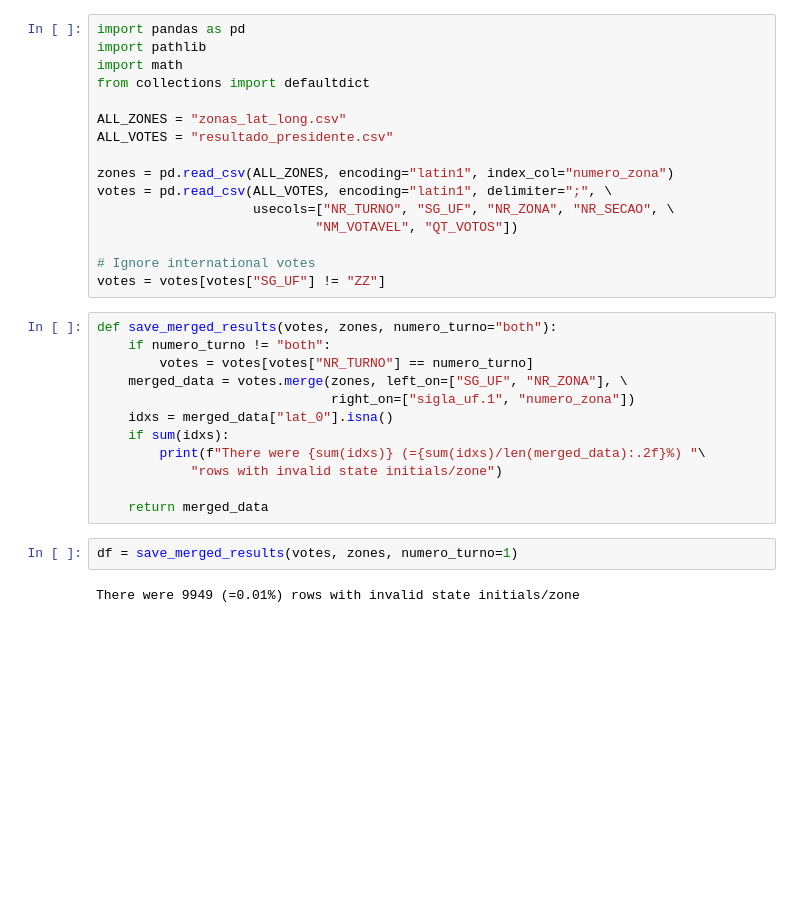
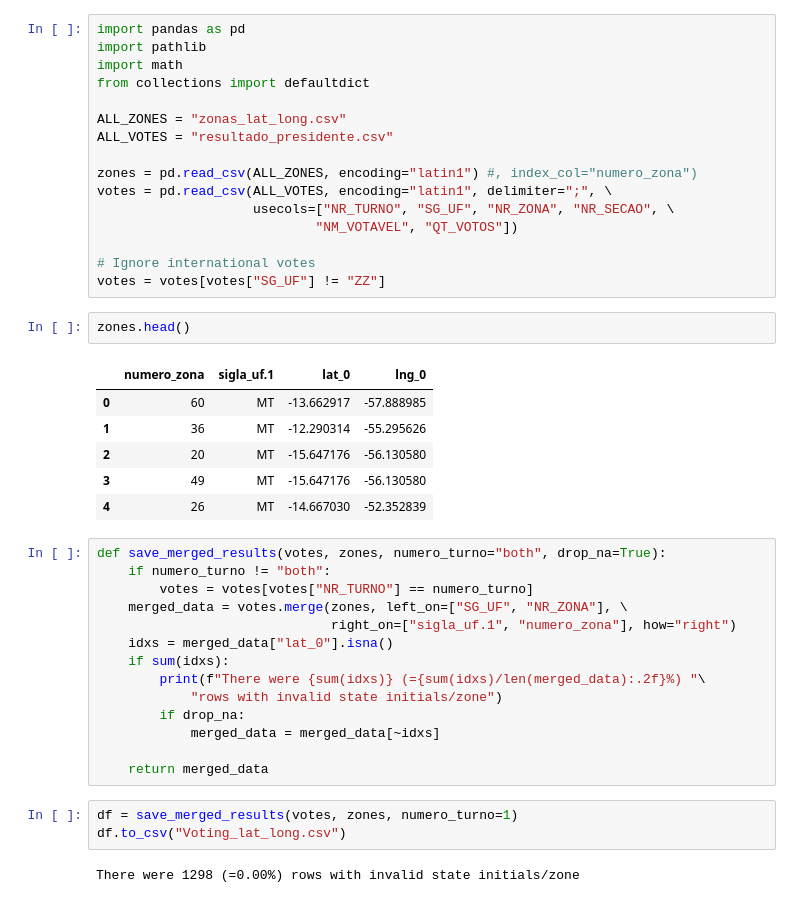
Before and after one commit to BrunoGomesCoelho/elections_FAKE, a Jupyter notebook: Processing Electoral sections.ipynb, the cells around one changed output. Drawn from its saved outputs; the diff is of its cells as text; blank space fills up the shorter version.

```diff
--- a/Processing Electoral sections.ipynb
+++ b/Processing Electoral sections.ipynb
@@ -7,26 +7,38 @@ from collections import defaultdict
 ALL_ZONES = "zonas_lat_long.csv"
 ALL_VOTES = "resultado_presidente.csv"
 
-zones = pd.read_csv(ALL_ZONES, encoding="latin1", index_col="numero_zona")
+zones = pd.read_csv(ALL_ZONES, encoding="latin1") #, index_col="numero_zona")
 votes = pd.read_csv(ALL_VOTES, encoding="latin1", delimiter=";", \
                     usecols=["NR_TURNO", "SG_UF", "NR_ZONA", "NR_SECAO", \
                             "NM_VOTAVEL", "QT_VOTOS"])
 
 # Ignore international votes
 votes = votes[votes["SG_UF"] != "ZZ"]
+# %%
+zones.head()
+# %% [output]
+|  | numero_zona | sigla_uf.1 | lat_0 | lng_0 |
+| 0 | 60 | MT | -13.662917 | -57.888985 |
+| 1 | 36 | MT | -12.290314 | -55.295626 |
+| 2 | 20 | MT | -15.647176 | -56.130580 |
+| 3 | 49 | MT | -15.647176 | -56.130580 |
+| 4 | 26 | MT | -14.667030 | -52.352839 |
 # %%
-def save_merged_results(votes, zones, numero_turno="both"):
+def save_merged_results(votes, zones, numero_turno="both", drop_na=True):
     if numero_turno != "both":
         votes = votes[votes["NR_TURNO"] == numero_turno]
     merged_data = votes.merge(zones, left_on=["SG_UF", "NR_ZONA"], \
-                              right_on=["sigla_uf.1", "numero_zona"])
+                              right_on=["sigla_uf.1", "numero_zona"], how="right")
     idxs = merged_data["lat_0"].isna()
     if sum(idxs):
         print(f"There were {sum(idxs)} (={sum(idxs)/len(merged_data):.2f}%) "\
             "rows with invalid state initials/zone")
+        if drop_na:
+            merged_data = merged_data[~idxs]
 
     return merged_data
 # %%
 df = save_merged_results(votes, zones, numero_turno=1)
+df.to_csv("Voting_lat_long.csv")
 # %% [output]
-There were 9949 (=0.01%) rows with invalid state initials/zone
+There were 1298 (=0.00%) rows with invalid state initials/zone
```
Also changed, not shown: parts of 1 cell of this notebook, 19 other files.
